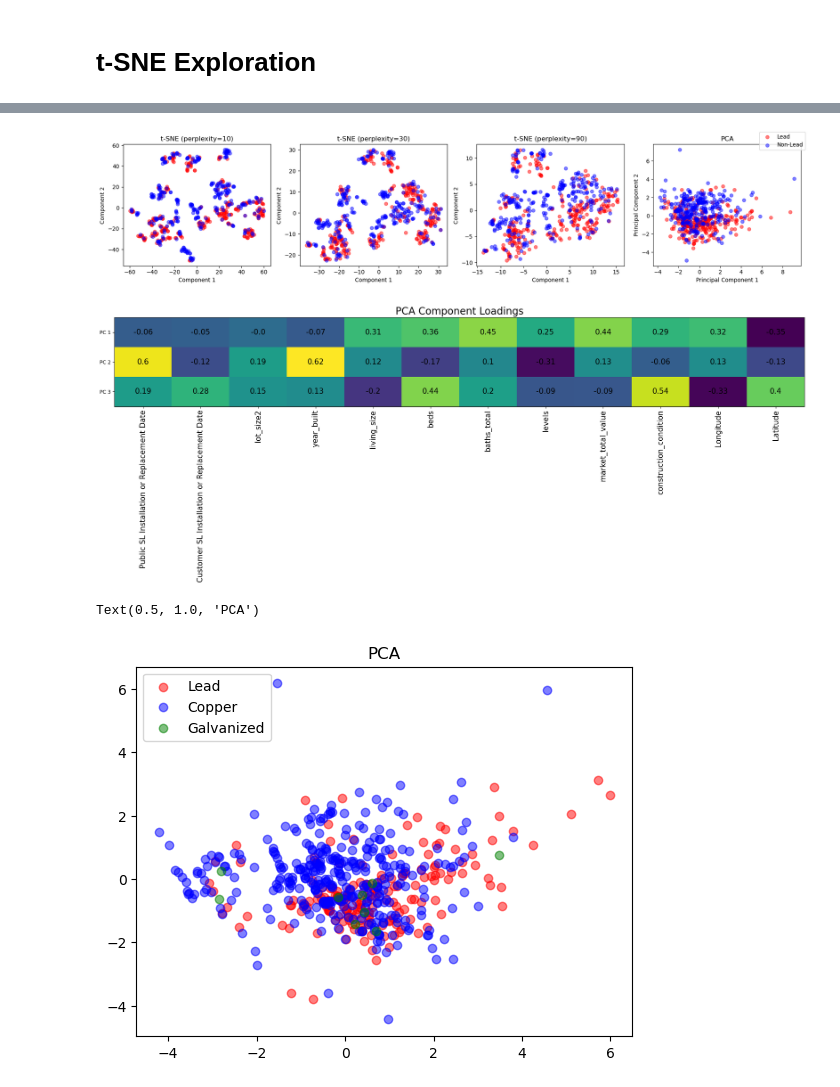
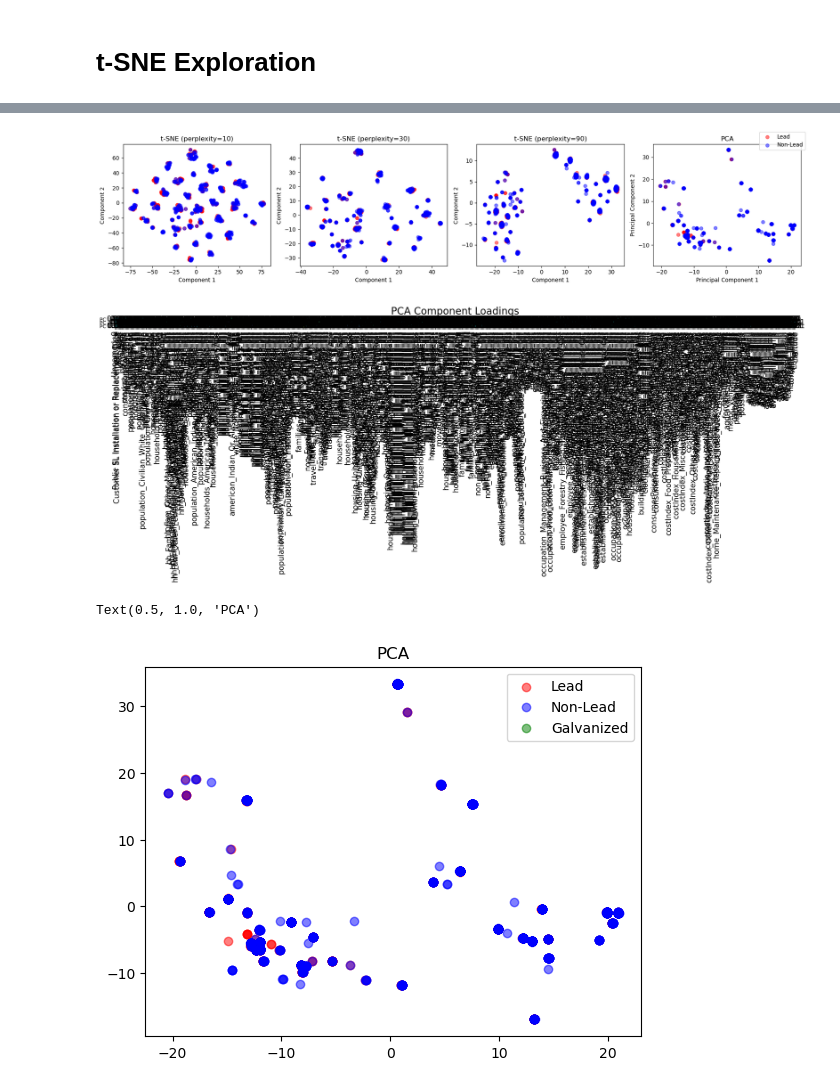
Before and after one commit to AvalonAce/ML-Lead-Service-Line-Prediction, a Jupyter notebook: models/tsne_exploration.ipynb, the cells around one changed output, grey strips where cells are left out. Cells and saved outputs as stored; diff of their text form; code cells hidden in the pictures.

```diff
--- a/models/tsne_exploration.ipynb
+++ b/models/tsne_exploration.ipynb
@@ -9,7 +9,7 @@ import matplotlib.pyplot as plt
 import pandas as pd
 import numpy as np
 
-df = pd.read_csv('../data/processed/NY_SLI_ATTOM_NEW.csv')
+df = pd.read_csv('../data/processed/NY_SLI_ATTOM_EXTENDED.csv')
 df_numeric_data = df.drop(columns=[
     'Lead Gooseneck, Pigtail or Connector Currently Present',
     'Current Public Side SL Material',
@@ -191,7 +194,7 @@ fig.legend(handles, labels, loc="upper right")
 plt.tight_layout()
 plt.show()
 # %% [output]
-[figure, old version]
+[figure, new version]
 # %%
 pc_labels = ['PC 1', 'PC 2', 'PC 3']
 
@@ -218,22 +221,22 @@ plt.title("PCA Component Loadings", fontsize=20)
 plt.tight_layout()
 plt.show()
 # %% [output]
-[figure, old version]
+[figure, new version]
 # %%
 scaler = StandardScaler()
 pca = PCA(n_components=2)
 
 X_scaled = scaler.fit_transform(X)
 X_reduced = pca.fit_transform(X_scaled)
 
-colors = {'Lead': 'red', 'Copper': 'blue', 'Galvanized': 'green'}
+colors = {'Lead': 'red', 'Non-Lead': 'blue', 'Galvanized': 'green'}
 for material, color in colors.items():
     idx = y == material
     plt.scatter(X_reduced[idx, 0], X_reduced[idx, 1], c=color, alpha=0.5, label=material)
 
 y.value_counts()
 plt.legend()
 plt.title('PCA')
 # %% [output]
 Text(0.5, 1.0, 'PCA')
-[figure, old version]
+[figure, new version]
```
Also changed, not shown: parts of 3 cells of this notebook, 3 other files.
